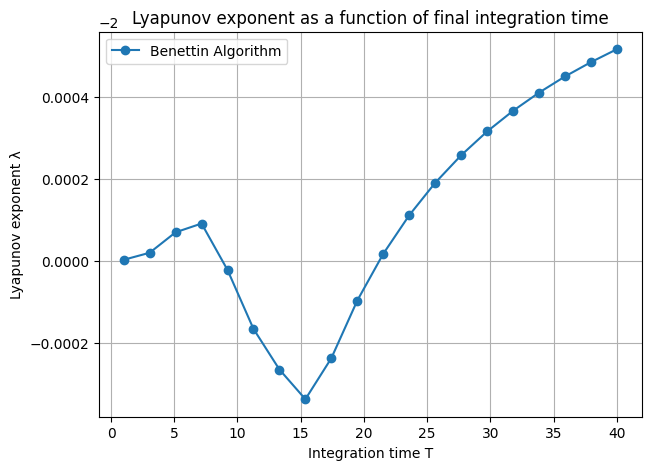
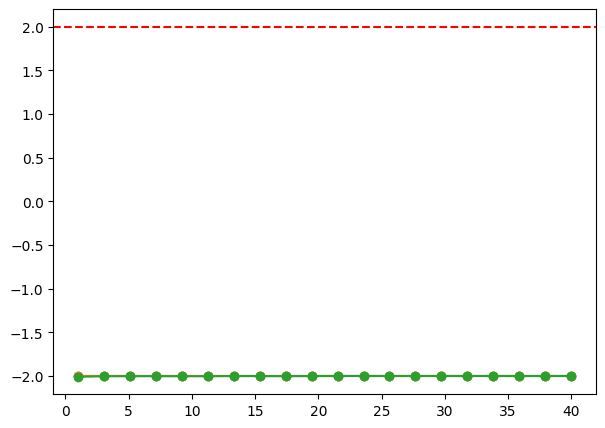
Unified diff of the notebook cell whose output changed from the first chart to the second:
--- before
+++ after
@@ -5,13 +5,13 @@
 plt.figure(figsize=(7,5))
 plt.plot(T_values, lyap_estimates[:, 0], 'o-', label='Benettin Algorithm')
-# plt.plot(T_values, lyap_estimates_svd[:, 0], 'o-', label='SVD Algorithm (autograd)')
-# plt.plot(T_values, lyap_estimates_svd_fd[:, 0], 'o-', label='SVD Algorithm (finite differences)')
-# plt.axhline(2.0, color='r', linestyle='--', label='Analytical Lyapunov exponent')
+plt.plot(T_values, lyap_estimates_svd[:, 0], 'o-', label='SVD Algorithm (autograd)')
+plt.plot(T_values, lyap_estimates_svd_fd[:, 0], 'o-', label='SVD Algorithm (finite differences)')
+plt.axhline(2.0, color='r', linestyle='--', label='Analytical Lyapunov exponent')
 # plt.plot(T_values, lyap_estimates[:, 1], 'o-', label="Estimated second Lyapunov exponent")
 # plt.axhline(-1.0, color='g', linestyle='--', label='Analytical second Lyapunov exponent')
 
-# ymin = lyap_qr_np[:, 0].min()
-# ymax = lyap_qr_np[:, 0].max()
-# plt.ylim(ymin - 0.01, ymax + 0.01)
+ymin = lyap_qr_np[:, 0].min()
+ymax = lyap_qr_np[:, 0].max()
+plt.ylim(ymin - 0.01, ymax + 0.01)
 plt.xlabel("Integration time T")
 plt.ylabel("Lyapunov exponent λ")

Commit: input sensitivity analysis and corrections